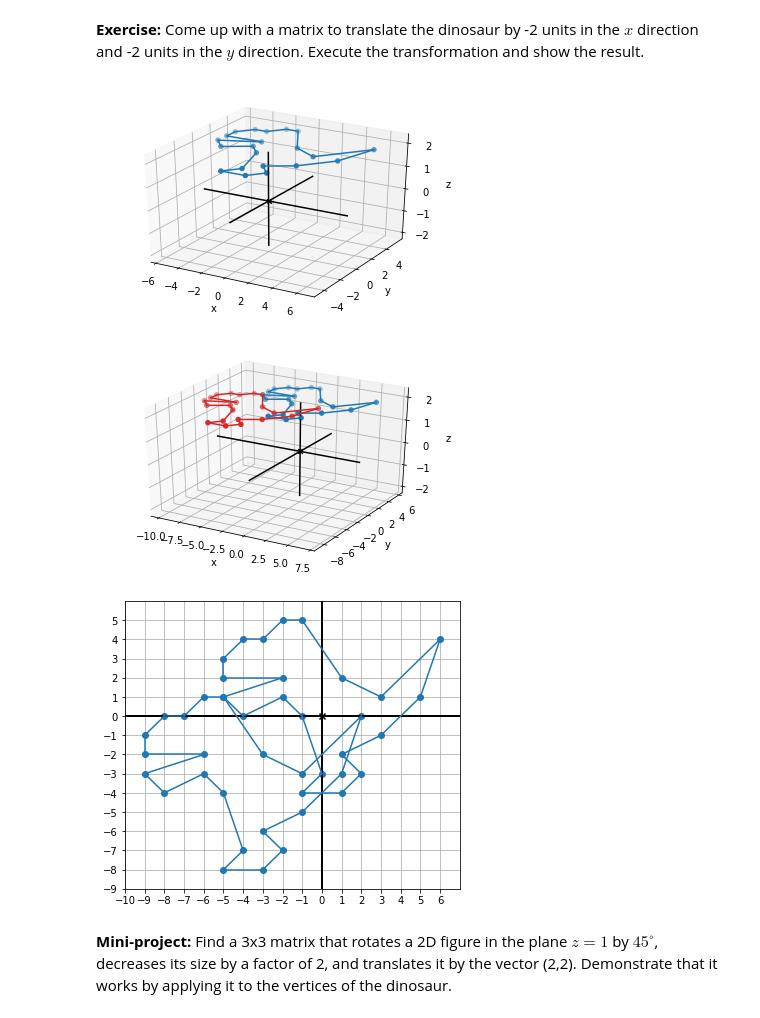
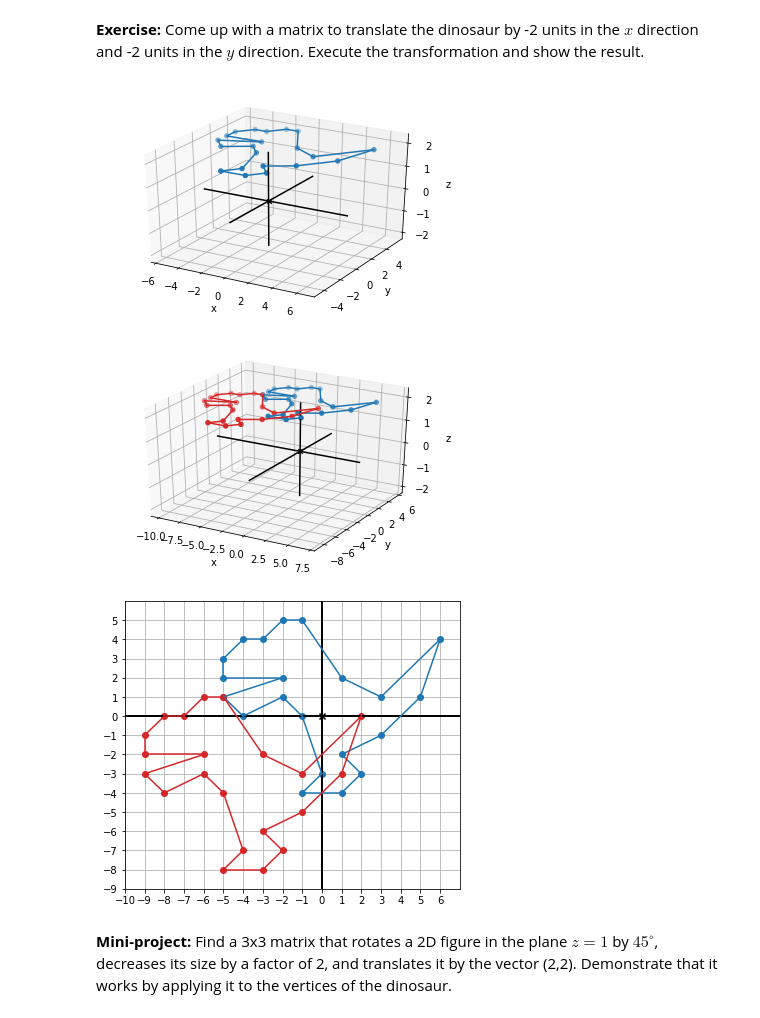
Before and after one commit to orlandpm/Math-for-Programmers, a Jupyter notebook: Chapter 05/Chapter 5 Walkthrough.ipynb, the cells around one changed output. Cells and saved outputs as stored; diff of their text form; code cells hidden in the pictures.

Commit message:
fixed dino pic ch5

```diff
--- a/Chapter 05/Chapter 5 Walkthrough.ipynb
+++ b/Chapter 05/Chapter 5 Walkthrough.ipynb
@@ -387,35 +387,37 @@ draw(
 # %%
 # Same code as above, except we define a new matrix
 translation_matrix = ((1,0,-2),(0,1,-2),(0,0,1))
 ######################
+
+dino_3d = [(x,y,2) for x,y in dino_vectors]
 
 draw3d(
     Points3D(*dino_3d, color='C0'),
     *polygon_segments_3d(dino_3d, color='C0')
 )
 
 translated = [multiply_matrix_vector(translation_matrix, v) for v in dino_3d]
 
 draw3d(
     Points3D(*dino_3d, color='C0'),
     *polygon_segments_3d(dino_3d,color='C0'),
     Points3D(*translated,color='C3'),
     *polygon_segments_3d(translated,color='C3')
 )
 
 translated_2d = [(x,y) for (x,y,z) in translated]
 
 draw(
     Points(*dino_vectors, color='C0'),
     Polygon(*dino_vectors, color='C0'),
-    Points(*translated_2d, color='C0'),
-    Polygon(*translated_2d, color='C0'),
+    Points(*translated_2d, color='C3'),
+    Polygon(*translated_2d, color='C3'),
     save_as='figures/ex_5.3.5_second_dino.svg'
 )
 # %% [output]
 [figure]
 [figure]
-[figure, old version]
+[figure, new version]
 # %% [markdown]
 **Mini-project:** Find a 3x3 matrix that rotates a 2D figure in the plane $z = 1$ by $45^\circ$, decreases its size by a factor of 2, and translates it by the vector (2,2). Demonstrate that it works by applying it to the vertices of the dinosaur.
 # %%
```
Also changed, not shown: parts of 1 cell of this notebook, 7 other files.
